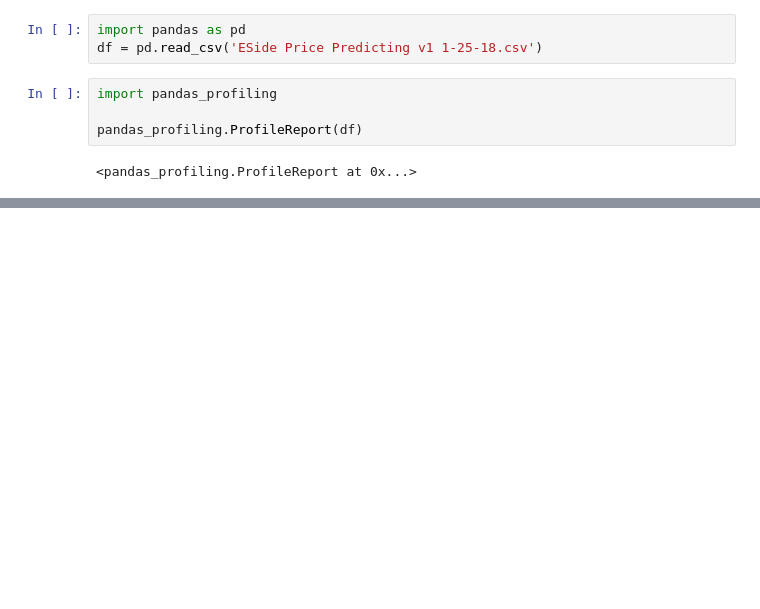
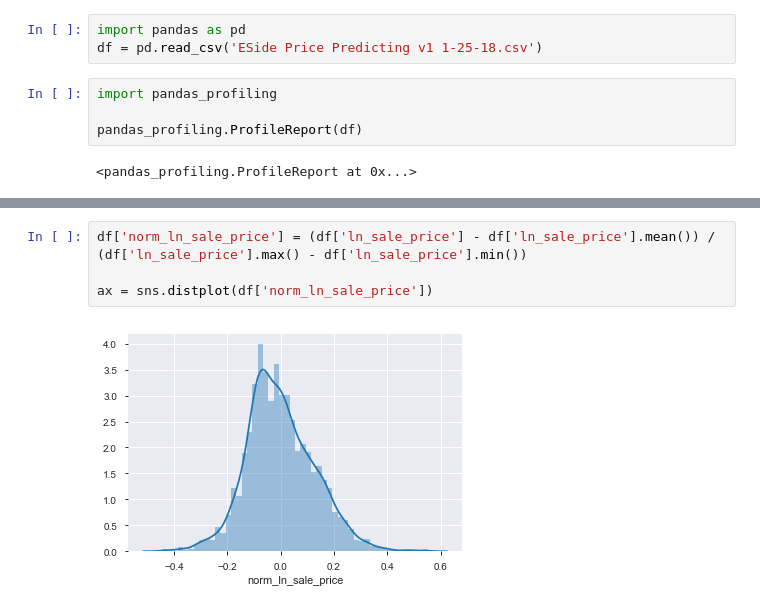
Before and after one commit to SocialDataSci/feature_engineering, a Jupyter notebook: feature_engineering.ipynb, the cells around one changed output, grey strips where cells are left out. Drawn from its saved outputs; the diff is of its cells as text; blank space fills up the shorter version.

```diff
--- a/feature_engineering.ipynb
+++ b/feature_engineering.ipynb
@@ -62,0 +86,6 @@ To be able to plot the data. (If a transformation is needed to be able to plot t
+# %%
+df['norm_ln_sale_price'] = (df['ln_sale_price'] - df['ln_sale_price'].mean()) / (df['ln_sale_price'].max() - df['ln_sale_price'].min())
+
+ax = sns.distplot(df['norm_ln_sale_price'])
+# %% [output]
+[figure, added]
```
Also changed, not shown: parts of 55 cells of this notebook, 1 other file.
